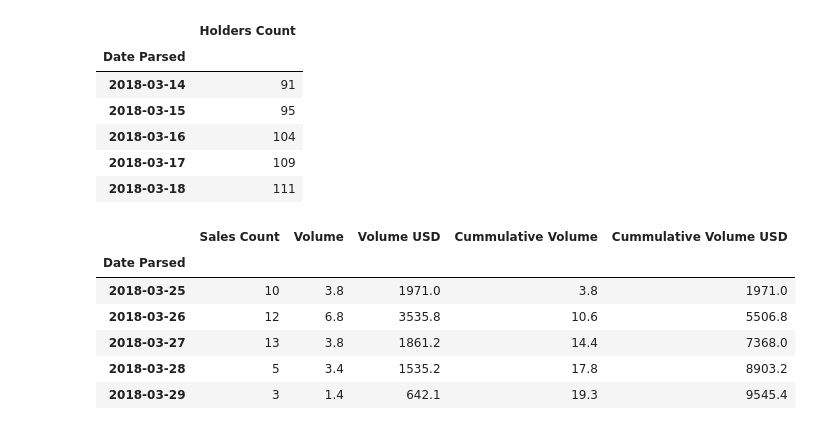
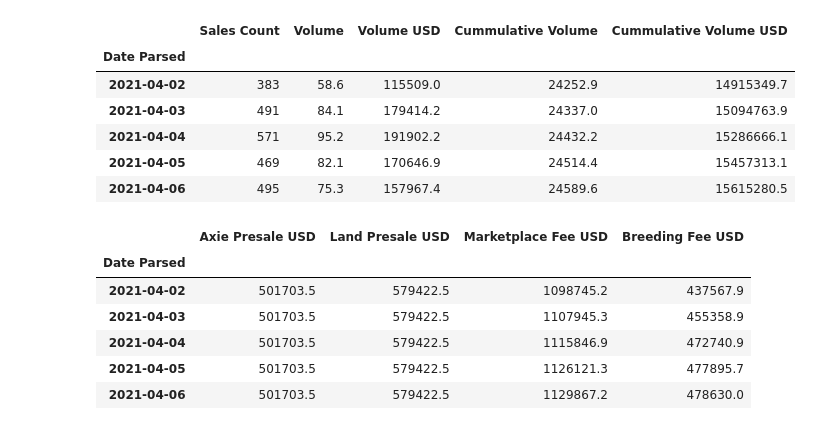
Before and after one commit to Hash3rown/nfty_tree.io, a Jupyter notebook: sandbox/Tas_axie_data.ipynb, the cells around one changed output. Saved outputs shown, nothing was run; the diff lists cells and outputs as text; code cells hidden in the pictures.

```diff
--- a/sandbox/Tas_axie_data.ipynb
+++ b/sandbox/Tas_axie_data.ipynb
@@ -19,25 +95,26 @@ or from the matplotlib source distribution
 # %%
-axie_holders_df = pd.read_csv("../Resources/Axie_csv/holders.csv", delimiter = ';', index_col = 'Date Parsed', parse_dates=True)
-axie_holders_df = axie_holders_df.drop(["Date Raw"], axis = 1)
-axie_holders_df.head()
+#Axie only sales volume
+axie_volume_df = pd.read_csv("../Resources/Axie_csv/axieVolume.csv", delimiter = ';', index_col = 'Date Parsed', parse_dates=True).round(1)
+axie_volume_df = axie_volume_df.drop(["Date Raw"], axis = 1)
+axie_volume_df.tail()
 # %% [output]
-|  | Holders Count |
-| Date Parsed |  |
-| 2018-03-14 | 91 |
-| 2018-03-15 | 95 |
-| 2018-03-16 | 104 |
-| 2018-03-17 | 109 |
-| 2018-03-18 | 111 |
+|  | Sales Count | Volume | Volume USD | Cummulative Volume | Cummulative Volume USD |
+| Date Parsed |  |  |  |  |  |
+| 2021-04-02 | 383 | 58.6 | 115509.0 | 24252.9 | 14915349.7 |
+| 2021-04-03 | 491 | 84.1 | 179414.2 | 24337.0 | 15094763.9 |
+| 2021-04-04 | 571 | 95.2 | 191902.2 | 24432.2 | 15286666.1 |
+| 2021-04-05 | 469 | 82.1 | 170646.9 | 24514.4 | 15457313.1 |
+| 2021-04-06 | 495 | 75.3 | 157967.4 | 24589.6 | 15615280.5 |
 # %%
-#total volume inc land and slp etc
-total_volume_df = pd.read_csv("../Resources/Axie_csv/totalVolume.csv", delimiter = ';', index_col = 'Date Parsed', parse_dates=True).round(1)
-total_volume_df = total_volume_df.drop(["Date Raw"], axis = 1)
-total_volume_df.head()
+#Revenue to founders/ dev team
+revenue_df = pd.read_csv("../Resources/Axie_csv/revenue.csv", delimiter = ';', index_col = 'Date Parsed', parse_dates=True).round(1)
+revenue_df = revenue_df.drop(["Date Raw", "Axie Presale ETH", "Land Presale ETH", "Marketplace Fee ETH", "Breeding Fee ETH"], axis = 1)
+revenue_df.tail()
 # %% [output]
-|  | Sales Count | Volume | Volume USD | Cummulative Volume | Cummulative Volume USD |
-| Date Parsed |  |  |  |  |  |
-| 2018-03-25 | 10 | 3.8 | 1971.0 | 3.8 | 1971.0 |
-| 2018-03-26 | 12 | 6.8 | 3535.8 | 10.6 | 5506.8 |
-| 2018-03-27 | 13 | 3.8 | 1861.2 | 14.4 | 7368.0 |
-| 2018-03-28 | 5 | 3.4 | 1535.2 | 17.8 | 8903.2 |
-| 2018-03-29 | 3 | 1.4 | 642.1 | 19.3 | 9545.4 |
+|  | Axie Presale USD | Land Presale USD | Marketplace Fee USD | Breeding Fee USD |
+| Date Parsed |  |  |  |  |
+| 2021-04-02 | 501703.5 | 579422.5 | 1098745.2 | 437567.9 |
+| 2021-04-03 | 501703.5 | 579422.5 | 1107945.3 | 455358.9 |
+| 2021-04-04 | 501703.5 | 579422.5 | 1115846.9 | 472740.9 |
+| 2021-04-05 | 501703.5 | 579422.5 | 1126121.3 | 477895.7 |
+| 2021-04-06 | 501703.5 | 579422.5 | 1129867.2 | 478630.0 |
```
Also changed, not shown: parts of 24 cells of this notebook, 3 other files.
